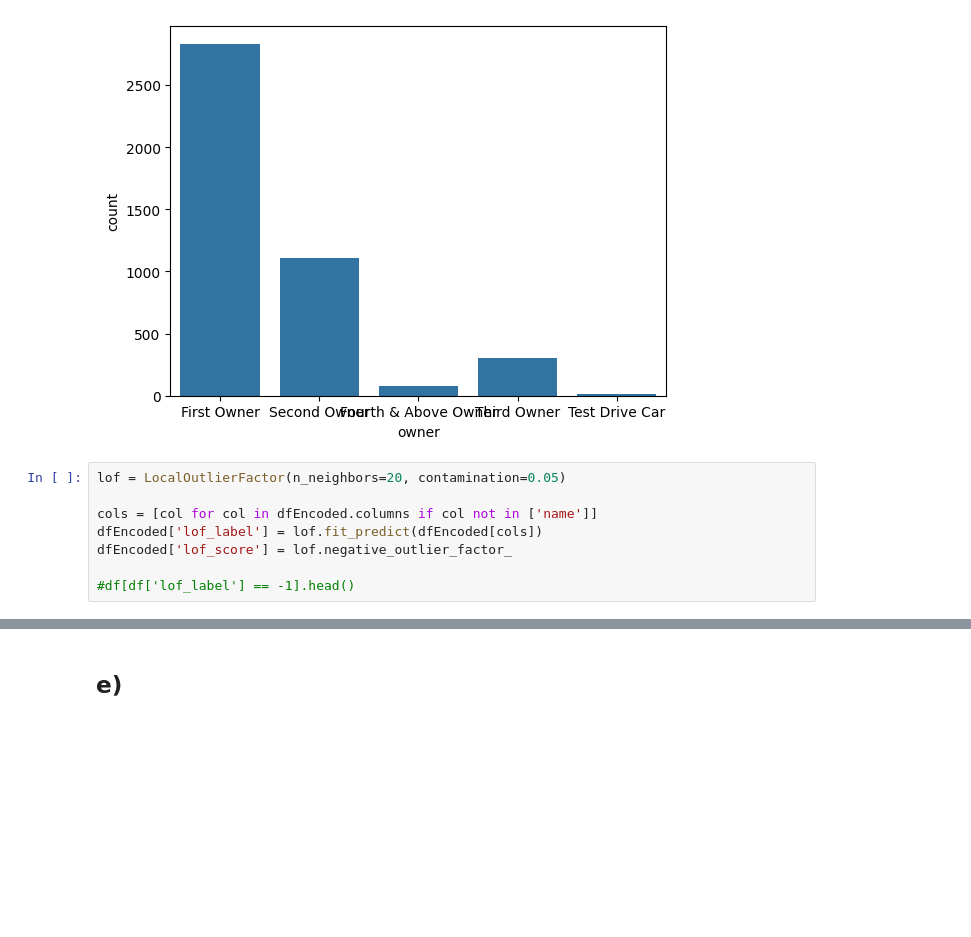
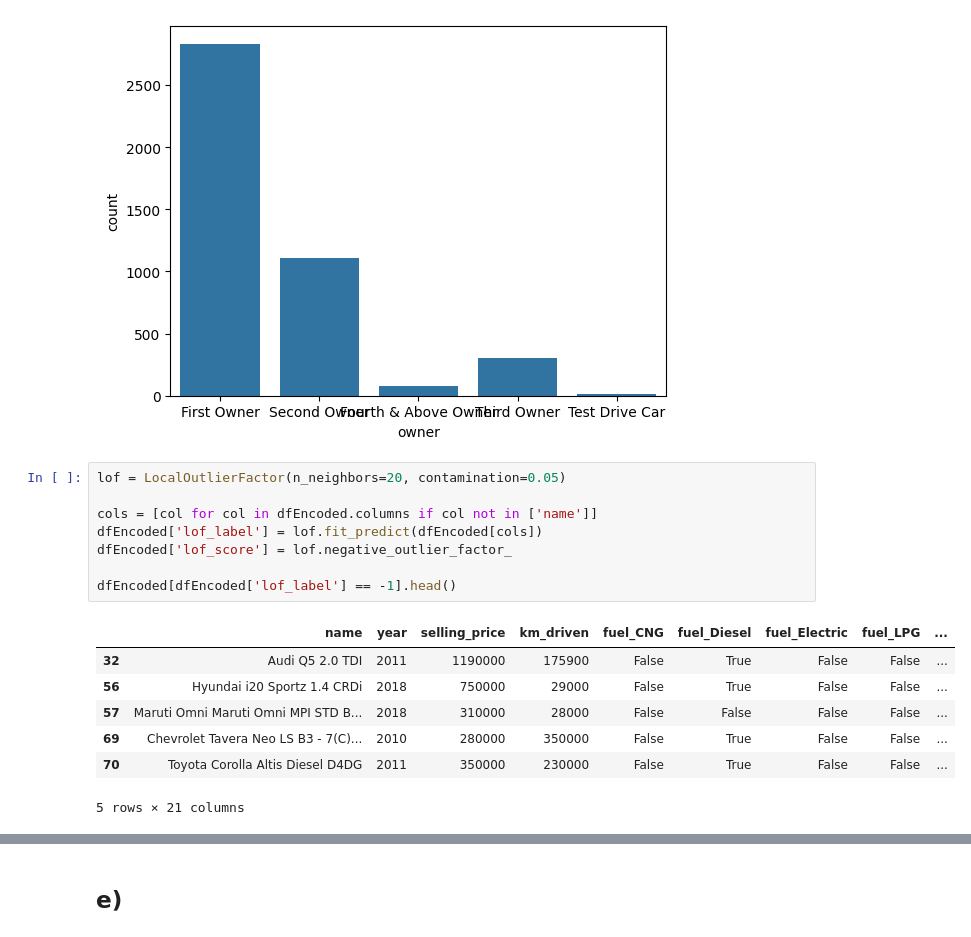
Before and after one commit to jvdlopes/CSI4142_A3, a Jupyter notebook: d1.ipynb, the cells around one changed output, grey strips where cells are left out. Cells and saved outputs as stored; diff of their text form; blank space fills up the shorter version.

```diff
--- a/d1.ipynb
+++ b/d1.ipynb
@@ -89,11 +88,19 @@ ownerPlot = sns.countplot(df,x="owner")
 # %%
 lof = LocalOutlierFactor(n_neighbors=20, contamination=0.05)
 
 cols = [col for col in dfEncoded.columns if col not in ['name']]
 dfEncoded['lof_label'] = lof.fit_predict(dfEncoded[cols])
 dfEncoded['lof_score'] = lof.negative_outlier_factor_
 
-#df[df['lof_label'] == -1].head()
+dfEncoded[dfEncoded['lof_label'] == -1].head()
+# %% [output]
+|  | name | year | selling_price | km_driven | fuel_CNG | fuel_Diesel | fuel_Electric | fuel_LPG | ... |
+| 32 | Audi Q5 2.0 TDI | 2011 | 1190000 | 175900 | False | True | False | False | ... |
+| 56 | Hyundai i20 Sportz 1.4 CRDi | 2018 | 750000 | 29000 | False | True | False | False | ... |
+| 57 | Maruti Omni Maruti Omni MPI STD B... | 2018 | 310000 | 28000 | False | False | False | False | ... |
+| 69 | Chevrolet Tavera Neo LS B3 - 7(C)... | 2010 | 280000 | 350000 | False | True | False | False | ... |
+| 70 | Toyota Corolla Altis Diesel D4DG | 2011 | 350000 | 230000 | False | True | False | False | ... |
+5 rows × 21 columns
 # %%
 print(dfEncoded[dfEncoded["lof_label"]==-1])
 #removing outliers
```
Also changed, not shown: parts of 15 cells of this notebook.
